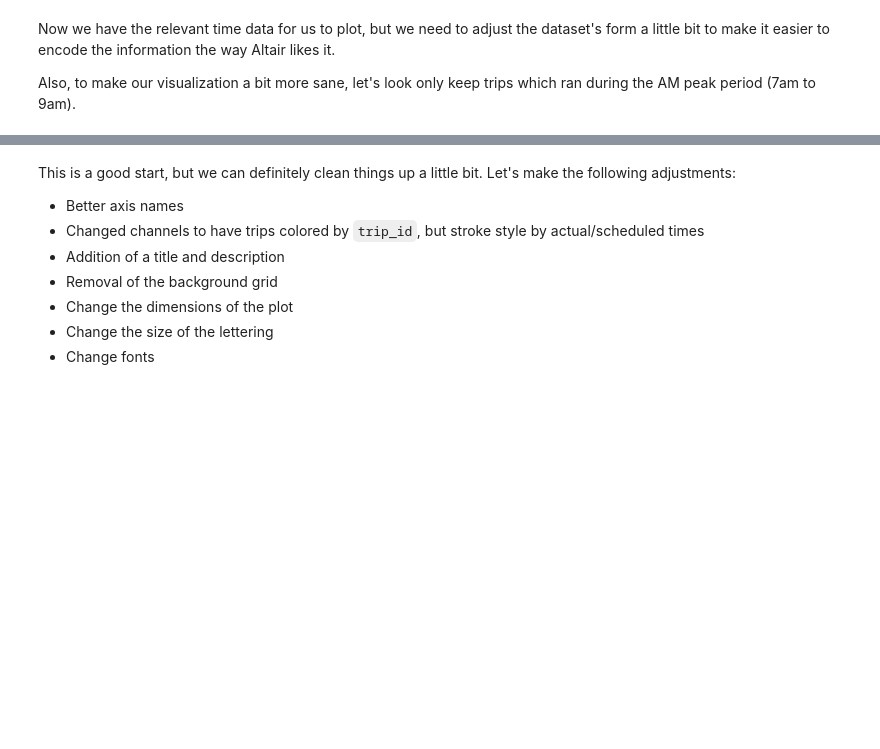
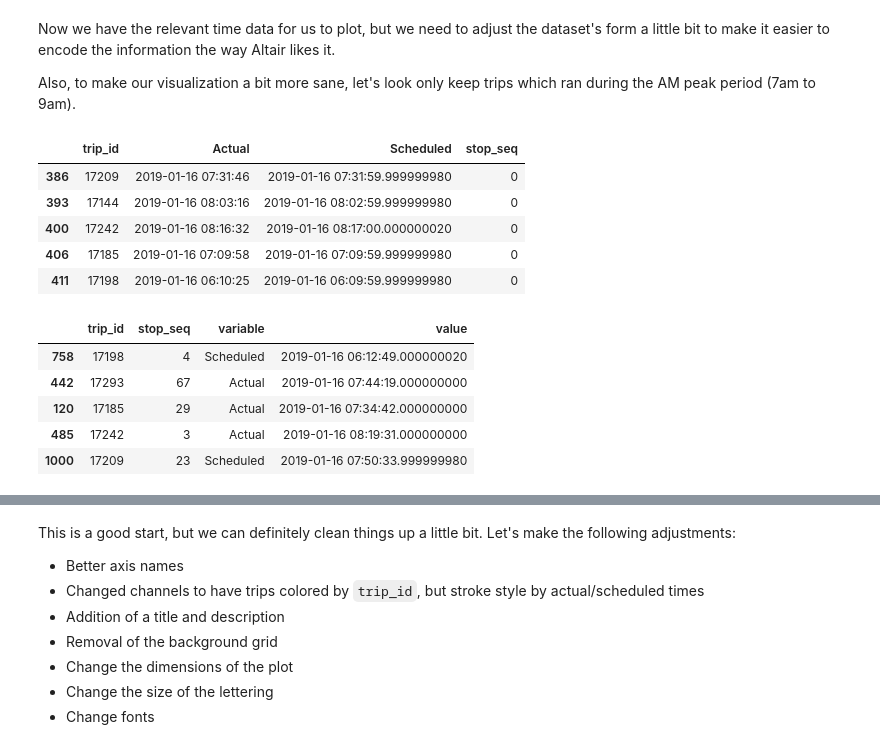
Before and after one commit to transit-analytics-lab/civ1599, a Jupyter notebook: labs/Visualizing Transit Reliability with APC Data.ipynb, the cells around one changed output, grey strips where cells are left out. Cells and saved outputs as stored; diff of their text form; code cells hidden in the pictures; blank space fills up the shorter version.

```diff
--- a/labs/Visualizing Transit Reliability with APC Data.ipynb
+++ b/labs/Visualizing Transit Reliability with APC Data.ipynb
@@ -108,21 +108,35 @@ Also, to make our visualization a bit more sane, let's look only keep trips whic
 # %%
 marey = study_deltas[['trip_id', 'end_time', 'sched_end', 'stop_seq']].copy()
 # Let's find the trips that ran during the period
 # If you changed the study date above, you'll need to change it here also.
 trip_ids = marey[ (marey.end_time >= "2019-01-16 07:00")  & (marey.end_time < "2019-01-16 09:00")].trip_id
 marey = marey[marey.trip_id.isin(trip_ids)]
 # Let's name our columns, with pretty names for the ones we are going to 'melt' in a second here
 marey.columns = ['trip_id', 'Actual', 'Scheduled', 'stop_seq']
+display(marey.head())
 # The melt function lets us create a long-form table to encode better
 marey = marey.melt(id_vars=['trip_id', 'stop_seq'])
+display(marey.sample(5))
 # And now we plot
 alt.Chart(marey).mark_line().encode(
     alt.X('value:T'),
     alt.Y('stop_seq:Q'),
     alt.Color('variable:N'),
     alt.Detail('trip_id:N')
 )
 # %% [output]
+|  | trip_id | Actual | Scheduled | stop_seq |
+| 386 | 17209 | 2019-01-16 07:31:46 | 2019-01-16 07:31:59.999999980 | 0 |
+| 393 | 17144 | 2019-01-16 08:03:16 | 2019-01-16 08:02:59.999999980 | 0 |
+| 400 | 17242 | 2019-01-16 08:16:32 | 2019-01-16 08:17:00.000000020 | 0 |
+| 406 | 17185 | 2019-01-16 07:09:58 | 2019-01-16 07:09:59.999999980 | 0 |
+| 411 | 17198 | 2019-01-16 06:10:25 | 2019-01-16 06:09:59.999999980 | 0 |
+|  | trip_id | stop_seq | variable | value |
+| 758 | 17198 | 4 | Scheduled | 2019-01-16 06:12:49.000000020 |
+| 442 | 17293 | 67 | Actual | 2019-01-16 07:44:19.000000000 |
+| 120 | 17185 | 29 | Actual | 2019-01-16 07:34:42.000000000 |
+| 485 | 17242 | 3 | Actual | 2019-01-16 08:19:31.000000000 |
+| 1000 | 17209 | 23 | Scheduled | 2019-01-16 07:50:33.999999980 |
 [interactive output not drawn]
 # %% [markdown]
 This is a good start, but we can definitely clean things up a little bit. Let's make the following adjustments:
```
Also changed, not shown: parts of 1 cell of this notebook, 1 other file.
